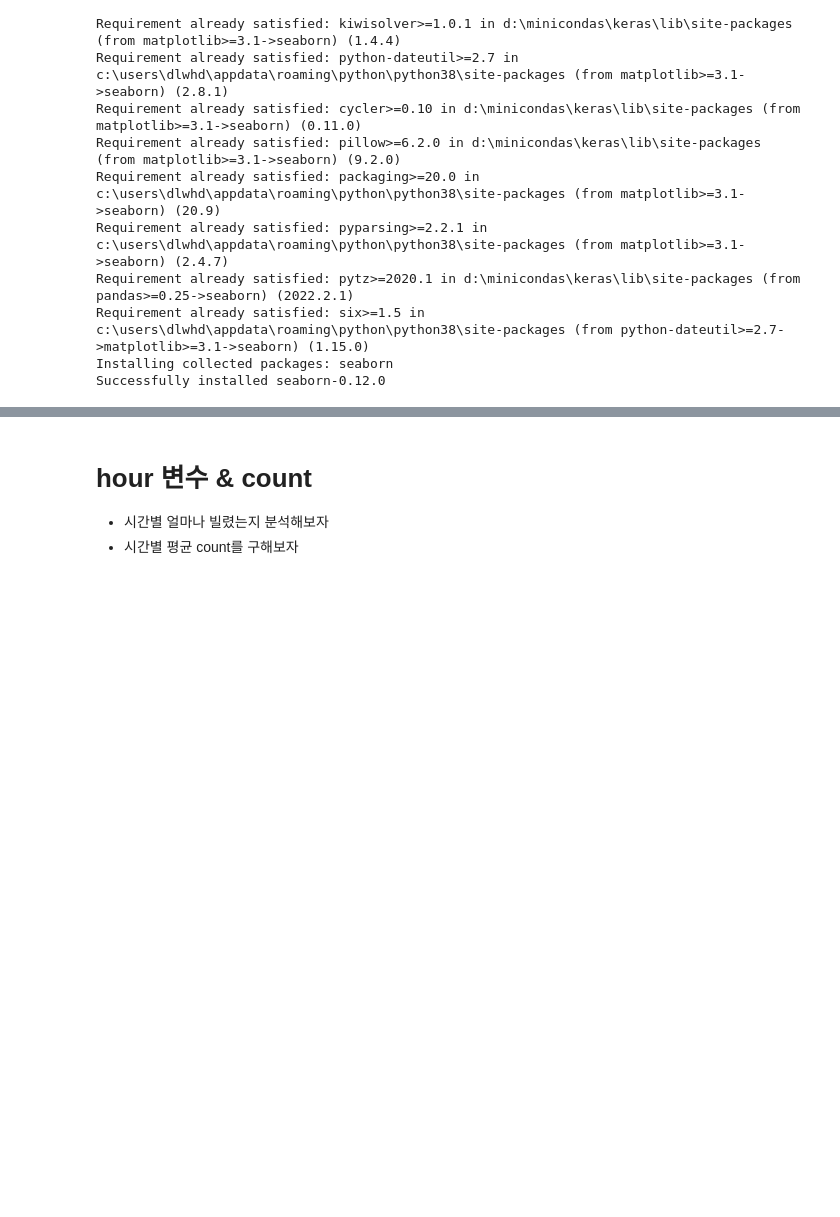
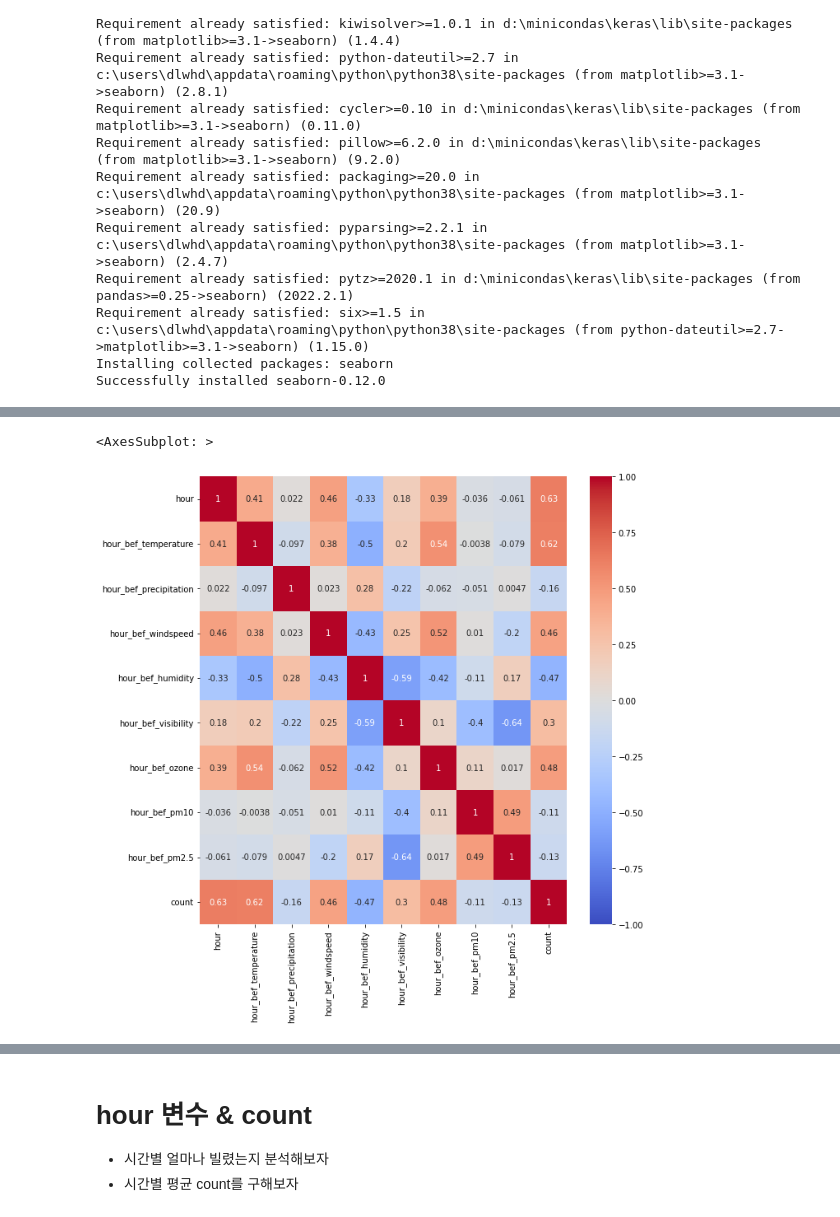
Before and after one commit to bub3690/2022_GDSC_INHA_AI, a Jupyter notebook: tabular/EDA.ipynb, the cells around one changed output, grey strips where cells are left out. Drawn from its saved outputs; the diff is of its cells as text; code cells hidden in the pictures; blank space fills up the shorter version.

```diff
--- a/tabular/EDA.ipynb
+++ b/tabular/EDA.ipynb
@@ -29,4 +29,4 @@ import seaborn as sns
 # %%
 train = pd.read_csv('data/train.csv')
 # %%
-train
+train = train.drop(['id'],axis=1)
@@ -46,0 +69,6 @@ train
+# %%
+plt.figure(figsize=(10,10))
+sns.heatmap(data= train.corr(), cmap='coolwarm', annot=True, vmax=1, vmin=-1)
+# %% [output]
+<AxesSubplot: >
+[figure, added]
```
Also changed, not shown: parts of 50 cells of this notebook, 5 other files.
